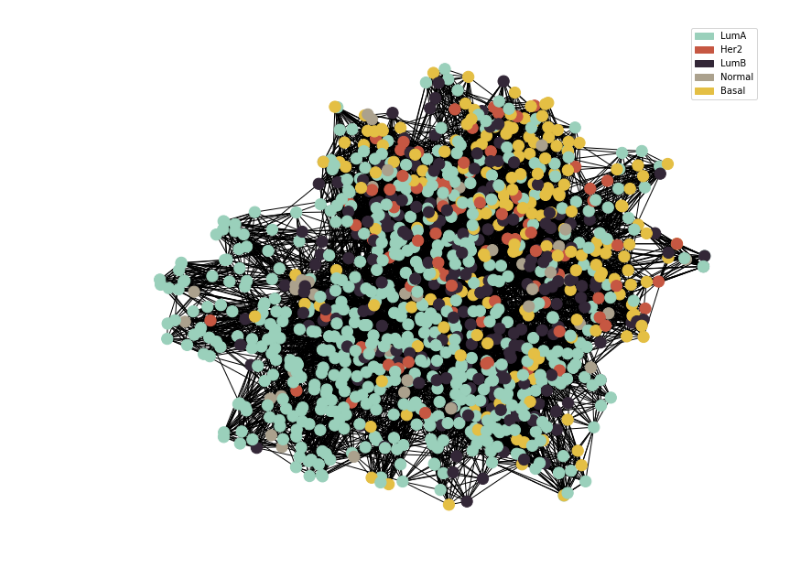
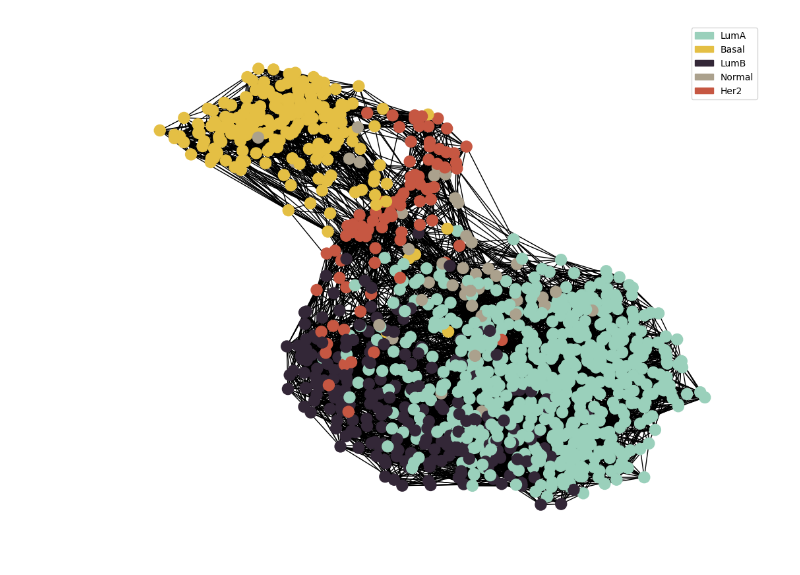
Before and after one commit to Barry8197/MOGDx, a Jupyter notebook: PreProcessing/SNF.ipynb, the cells around one changed output. Drawn from its saved outputs; the diff is of its cells as text; code cells hidden in the pictures.

```diff
--- a/PreProcessing/SNF.ipynb
+++ b/PreProcessing/SNF.ipynb
@@ -17,11 +19,0 @@ target = 'paper_BRCA_Subtype_PAM50'
-# %%
-with open(f'./../../data/raw/RPPA_processed.pkl', 'rb') as file:
-    data = pickle.load(file)
-# %%
-datExpr = data['datExpr']
-datMeta= data['datMeta']
-# %%
-# Open a new file in binary-write mode
-with open('./../../../PNet/PNetTorch/data/RPPA_processed.pkl', 'wb') as file:
-    # Use pickle.dump() to write the dictionary to the opened file
-    pickle.dump({'datExpr' : datExpr , 'datMeta' : datMeta}, file)
@@ -32,44 +20,52 @@ dict_keys(['extracted_feats', 'model', 'datExpr', 'datMeta'])
+# %%
+# Specify modalities and parameters
+
+modalities = ['mRNA'  ,'RPPA']
+index_col = 'index'
+target = 'paper_BRCA_Subtype_PAM50'
 # %%
-for n_mods in range(2,4) :
-    print(f'\n Performing SNF for Modality Combinations with {n_mods} modalities \n')
-    for modalities in itertools.combinations(sorted(['mRNA' ,'RPPA','Clinical' ]) , n_mods) :
-        print(f'SNF network for {" and ".join(modalities)}')
-        all_graphs = {}
-        all_idx = []
-        for i , mod in enumerate(modalities) :
-            with open(f'./../../data/raw/{mod}_processed.pkl', 'rb') as file:
-                loaded_data = pickle.load(file)
+# Load networks and perform SNF
 
-            if i == 0 :
-                datMeta = loaded_data['datMeta'].reset_index()
-            else :
-                datMeta = pd.merge(datMeta , loaded_data['datMeta'].reset_index() , how = 'outer'  , on = [index_col , target])
+# Load networks
+all_graphs = {}
+all_idx = []
 
-            all_graphs[mod] =  nx.read_graphml(f'./../../data/Networks/{mod}_graph.graphml')
-            all_idx.extend(list(all_graphs[mod].nodes))
+for i , mod in enumerate(modalities) :
+    with open(f'./../../../../data/raw/{mod}_processed.pkl', 'rb') as file:
+        loaded_data = pickle.load(file)
 
-        datMeta = datMeta.set_index(index_col)
-        all_idx = list(set(all_idx))
+    if i == 0 :
+        datMeta = loaded_data['datMeta'].reset_index()
+    else :
+        datMeta = pd.merge(datMeta , loaded_data['datMeta'].reset_index() , how = 'outer'  , on = [index_col , target])
 
-        full_graphs = []
+    all_graphs[mod] =  nx.read_graphml(f'./../../../../data/Networks/{mod}_graph.graphml')
+    all_idx.extend(list(all_graphs[mod].nodes))
 
-        for mod , graph in all_graphs.items() :
-            full_graph = pd.DataFrame(data = np.zeros((len(all_idx) , len(all_idx))) , index=sorted(all_idx) , columns=sorted(all_idx))
-            graph = nx.to_pandas_adjacency(graph)
-            full_graph.loc[graph.index , graph.index] = graph.values
+# Merge metadata and create list of ids
+datMeta = datMeta.set_index(index_col)
+all_idx = list(set(all_idx))
 
-            full_graphs.append(full_graph)
+full_graphs = []
 
-        k = 15
-        adj_snf = preprocess_functions.SNF(full_graphs , K=15 , t=10)
+# Create network for each modality including patients wtihout data
+for mod , graph in all_graphs.items() :
+    full_graph = pd.DataFrame(data = np.zeros((len(all_idx) , len(all_idx))) , index=all_idx , columns=all_idx)
+    graph = nx.to_pandas_adjacency(graph)
+    full_graph.loc[graph.index , graph.index] = graph.values
 
-        node_labels = pd.Series(adj_snf.index)
+    full_graphs.append(full_graph)
 
-        node_colour = datMeta.loc[adj_snf.index][target].astype('category').cat.set_categories(wesanderson.FantasticFox2_5.hex_colors , rename=True)
+#  Perform SNF
+adj_snf = preprocess_functions.SNF(full_graphs , K=15 , t=10)
 
-        G  = preprocess_functions.plot_knn_network(adj_snf , k , datMeta.loc[adj_snf.index][target] ,
-                                                               node_colours=node_colour , node_size=150)
-        snf_name = '_'.join(modalities)
+node_labels = pd.Series(adj_snf.index)
 
-        nx.write_graphml(G, f'./../../data/Networks/{snf_name}_graph.graphml')
+node_colour = datMeta.loc[adj_snf.index][target].astype('category').cat.set_categories(wesanderson.FantasticFox2_5.hex_colors , rename=True)
+
+G  = preprocess_functions.plot_knn_network(adj_snf , 15 , datMeta.loc[adj_snf.index][target] ,
+                                                       node_colours=node_colour , node_size=150)
+snf_name = '_'.join(modalities)
+
+nx.write_graphml(G, f'./../../../../data/Networks/{snf_name}_graph.graphml')
 # %% [output]
@@ -79 +72 @@ SNF network for Clinical and RPPA
-[figure, old version]
+[figure, new version]
```
Also changed, not shown: parts of 9 cells of this notebook, 2 other files.
